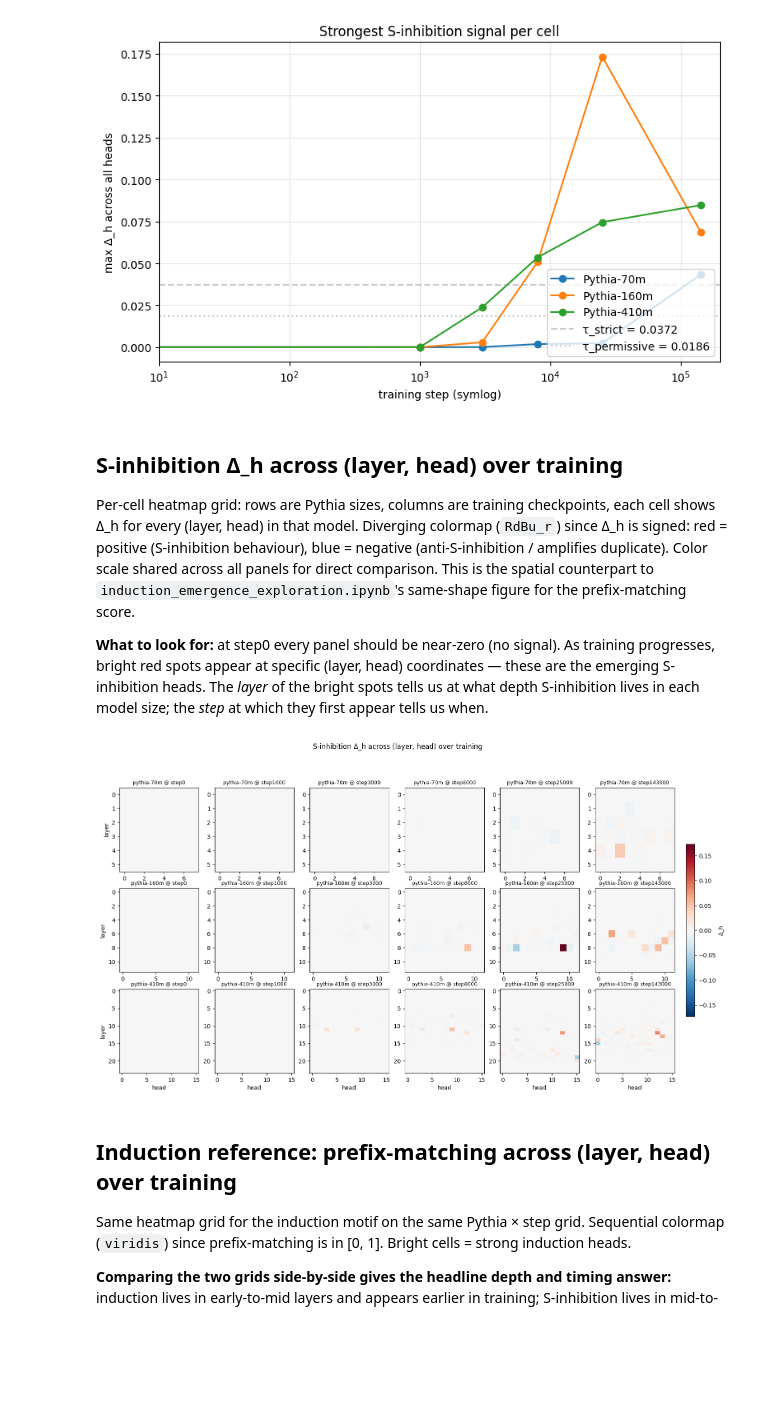
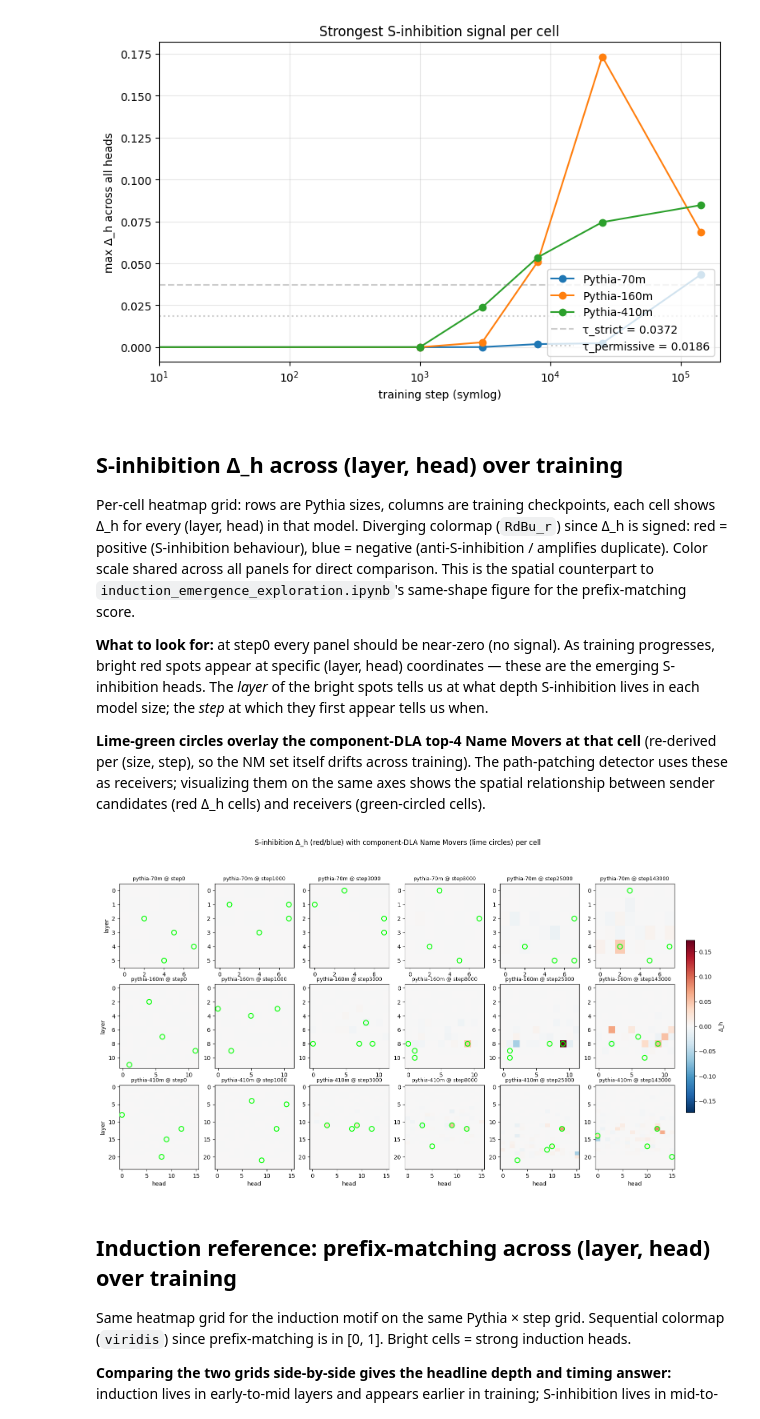
Before and after one commit to cam-berger/pythia-motif-emergence, a Jupyter notebook: notebooks/s_inhibition_emergence_exploration.ipynb, the cells around one changed output. Cells and saved outputs as stored; diff of their text form; code cells hidden in the pictures; blank space fills up the shorter version.

```diff
--- a/notebooks/s_inhibition_emergence_exploration.ipynb
+++ b/notebooks/s_inhibition_emergence_exploration.ipynb
@@ -162,33 +162,49 @@ plt.show()
 Per-cell heatmap grid: rows are Pythia sizes, columns are training checkpoints, each cell shows Δ_h for every (layer, head) in that model. Diverging colormap (`RdBu_r`) since Δ_h is signed: red = positive (S-inhibition behaviour), blue = negative (anti-S-inhibition / amplifies duplicate). Color scale shared across all panels for direct comparison. This is the spatial counterpart to `induction_emergence_exploration.ipynb`'s same-shape figure for the prefix-matching score.
 
 **What to look for:** at step0 every panel should be near-zero (no signal). As training progresses, bright red spots appear at specific (layer, head) coordinates — these are the emerging S-inhibition heads. The *layer* of the bright spots tells us at what depth S-inhibition lives in each model size; the *step* at which they first appear tells us when.
+
+**Lime-green circles overlay the component-DLA top-4 Name Movers at that cell** (re-derived per (size, step), so the NM set itself drifts across training). The path-patching detector uses these as receivers; visualizing them on the same axes shows the spatial relationship between sender candidates (red Δ_h cells) and receivers (green-circled cells).
 # %%
+raw_npz = np.load(
+    REPO / 'data' / 'exploration' / 's_inhibition_emergence_per_cell.npz'
+)
+
 abs_max = float(np.abs(df_si['score']).max())
 fig, axes = plt.subplots(
     nrows=len(SIZES), ncols=len(STEPS),
     figsize=(3 * len(STEPS), 3 * len(SIZES)),
 )
 for row, size in enumerate(SIZES):
     for col, step in enumerate(STEPS):
         ax = axes[row][col]
         sub = df_si[(df_si['size'] == size) & (df_si['step'] == step)]
         n_layers = int(sub['layer'].max() + 1)
         n_heads = int(sub['head'].max() + 1)
         grid = np.zeros((n_layers, n_heads))
         for _, r in sub.iterrows():
             grid[int(r['layer']), int(r['head'])] = r['score']
         im = ax.imshow(grid, vmin=-abs_max, vmax=abs_max,
                        cmap='RdBu_r', aspect='auto')
+        # Overlay component-DLA Name Movers from npz cache.
+        nm_key = f'nm_heads__{size}_step{step}'
+        if nm_key in raw_npz.files:
+            nm_lh = raw_npz[nm_key]  # shape (k, 2): (layer, head)
+            ax.scatter(nm_lh[:, 1], nm_lh[:, 0], s=70, marker='o',
+                       facecolor='none', edgecolor='lime',
+                       linewidths=1.5, zorder=5)
         ax.set_title(f'pythia-{size} @ step{step}', fontsize=9)
         if col == 0:
             ax.set_ylabel('layer')
         if row == len(SIZES) - 1:
             ax.set_xlabel('head')
-fig.suptitle('S-inhibition Δ_h across (layer, head) over training', y=1.0)
+fig.suptitle(
+    'S-inhibition Δ_h (red/blue) with component-DLA Name Movers (lime circles) per cell',
+    y=1.0,
+)
 fig.colorbar(im, ax=axes, fraction=0.015, pad=0.02, label='Δ_h')
 plt.show()
 # %% [output]
-[figure, old version]
+[figure, new version]
 # %% [markdown]
 ## Induction reference: prefix-matching across (layer, head) over training
 
```
Also changed, not shown: parts of 3 cells of this notebook, 1 other file.
